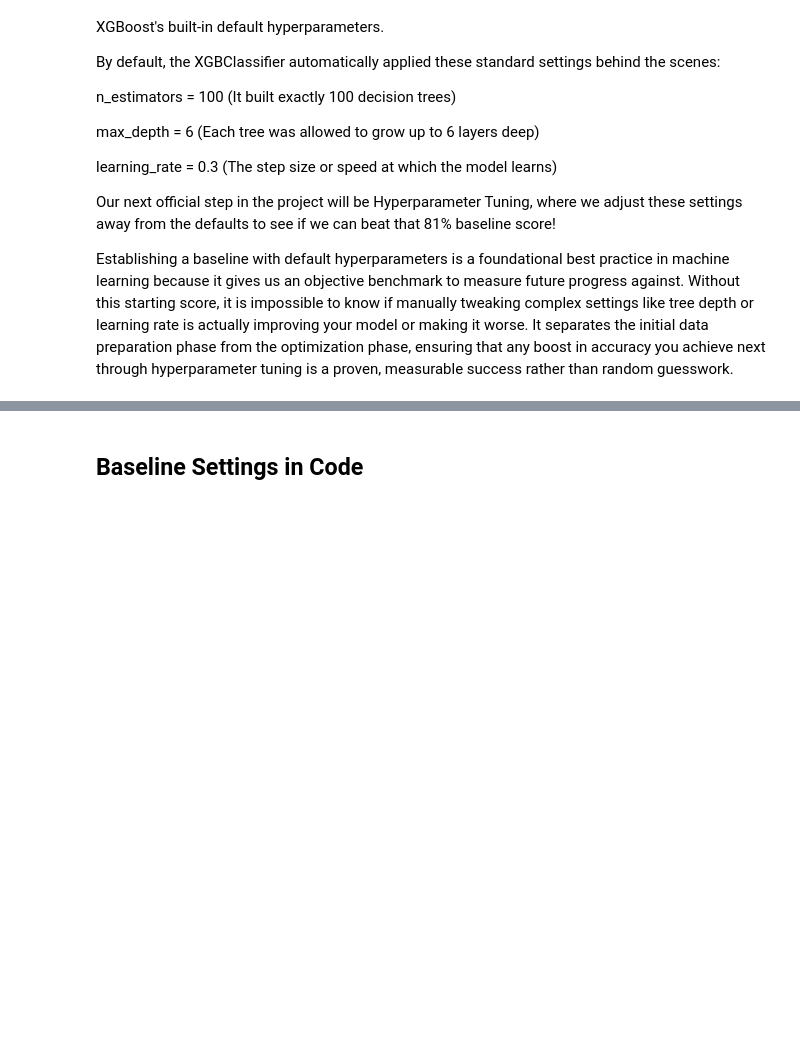
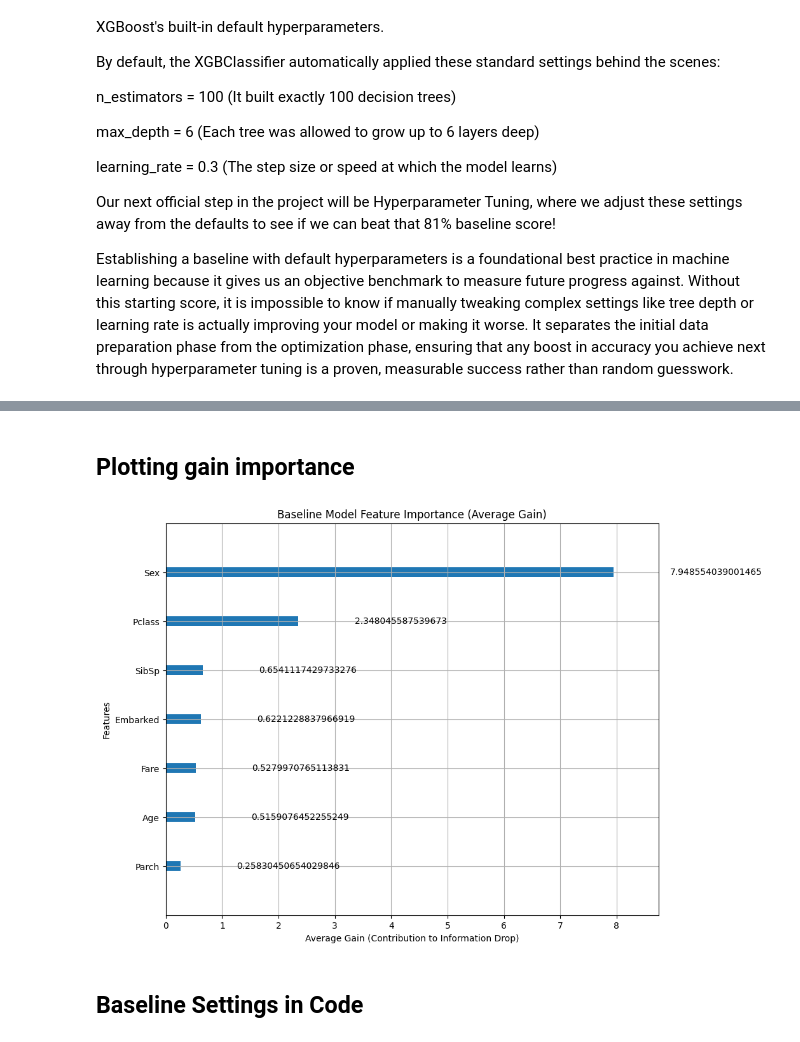
Before and after one commit to abhisakh/XGBOOST_Machine_Leraning_Predictor_Titanic, a Jupyter notebook: Titanic_XGBoost_Predictor.ipynb, the cells around one changed output, grey strips where cells are left out. Cells and saved outputs as stored; diff of their text form; code cells hidden in the pictures; blank space fills up the shorter version.

```diff
--- a/Titanic_XGBoost_Predictor.ipynb
+++ b/Titanic_XGBoost_Predictor.ipynb
@@ -197,3 +212,22 @@ Establishing a baseline with default hyperparameters is a foundational best prac
+# %% [markdown]
+## Plotting gain importance
+# %%
+import matplotlib.pyplot as plt
+import xgboost as xgb
+
+# Set the global figure size for clear readability
+plt.rcParams['figure.figsize'] = (10, 8)
+
+# Plot the feature importance using true Gain
+xgb.plot_importance(model, importance_type="gain")
+
+# Corrected title to match the mathematical metric
+plt.title("Baseline Model Feature Importance (Average Gain)")
+plt.xlabel("Average Gain (Contribution to Information Drop)")
+plt.ylabel("Features")
+plt.show()
+# %% [output]
+[figure, added]
 # %% [markdown]
 ## Baseline Settings in Code
 # %%
```
Also changed, not shown: parts of 5 cells of this notebook.
